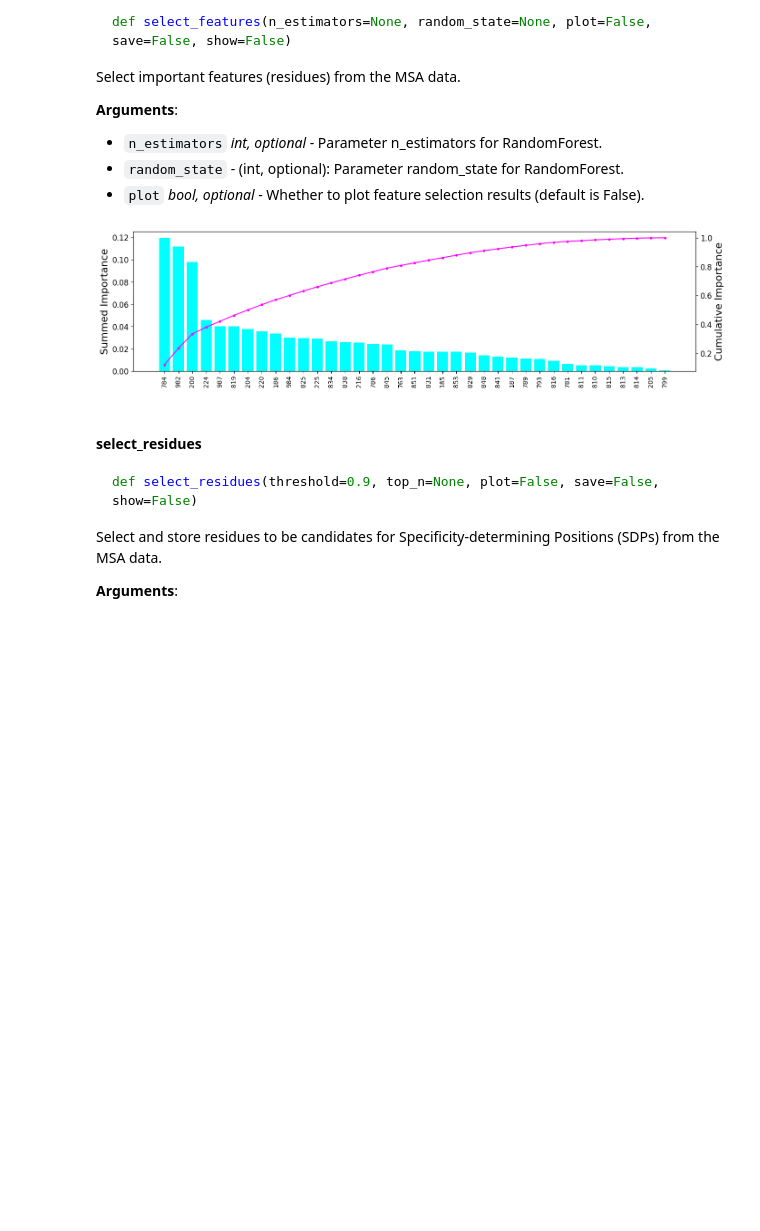
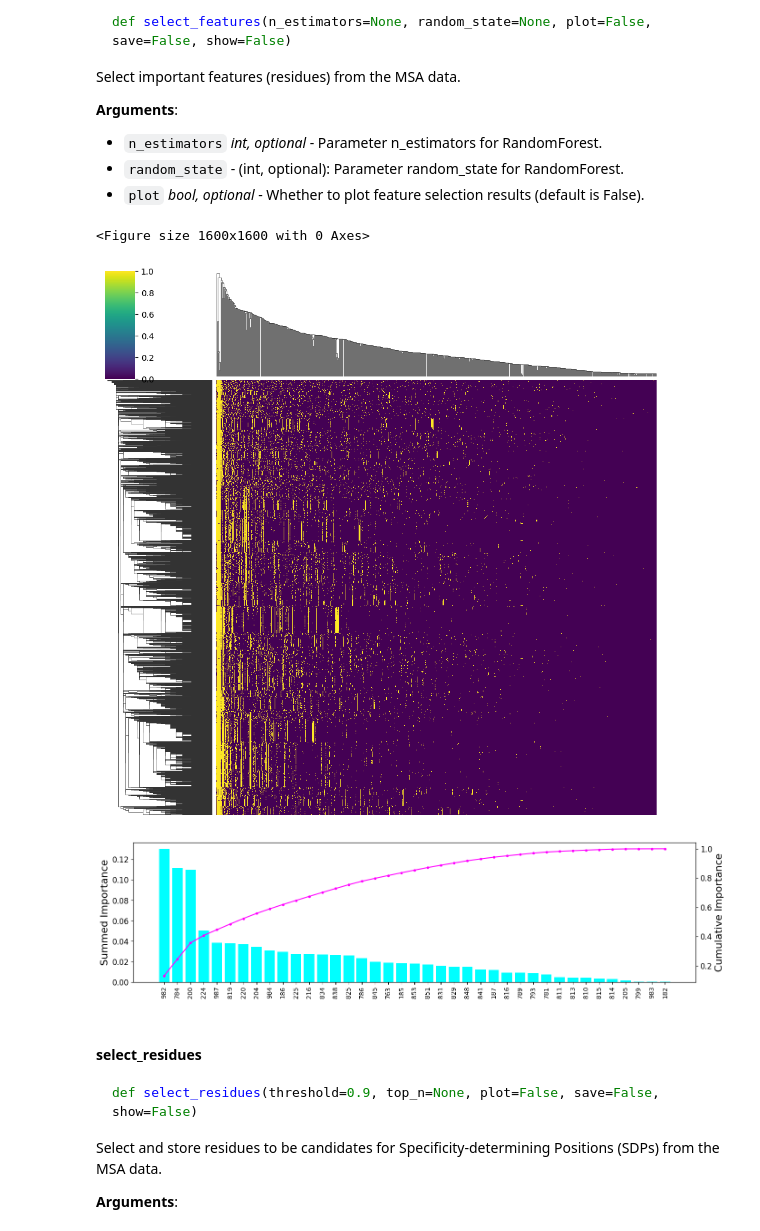
Before and after one commit to lcobiodata/msautils, a Jupyter notebook: examples/ring-hydroxylating_dioxygenase/example-ring-hydroxylating-dioxygenase.ipynb, the cells around one changed output. Drawn from its saved outputs; the diff is of its cells as text; code cells hidden in the pictures; blank space fills up the shorter version.

```diff
--- a/examples/ring-hydroxylating_dioxygenase/example-ring-hydroxylating-dioxygenase.ipynb
+++ b/examples/ring-hydroxylating_dioxygenase/example-ring-hydroxylating-dioxygenase.ipynb
@@ -81,9 +72,10 @@ class Args:
     def __init__(self):
         self.data = "pf00848-alignment.fasta"
         self.metadata = "pf00848-metadata.tsv"
-        self.plot = True  # Set to True or False as needed
+        self.plot_methods = ['cleanse', 'reduce', 'cluster_sequences', 'select_residues']
         self.save = True   # Set to True or False as needed
         self.show = True    # Set to True or False as needed
+        self.export = "./output/pf00848.pkl"
 # Create an instance of the Args class
 args = Args()
 # Create data frame from raw data and clean it
@@ -288,9 +253,11 @@ Select important features (residues) from the MSA data.
 - `random_state` - (int, optional): Parameter random_state for RandomForest.
 - `plot` _bool, optional_ - Whether to plot feature selection results (default is False).
 # %%
-msa.select_features(n_estimators=1000, random_state=42, plot=args.plot, show=args.show)
+msa.select_features(n_estimators=1000, random_state=42, plot=True, show=True)
 # %% [output]
+<Figure size 1600x1600 with 0 Axes>
-[figure, old version]
+[figure, new version]
+[figure, added]
 # %% [markdown]
 <a id="protlearn.MSA.select_residues"></a>
 
```
Also changed, not shown: parts of 8 cells of this notebook, 5 other files.
